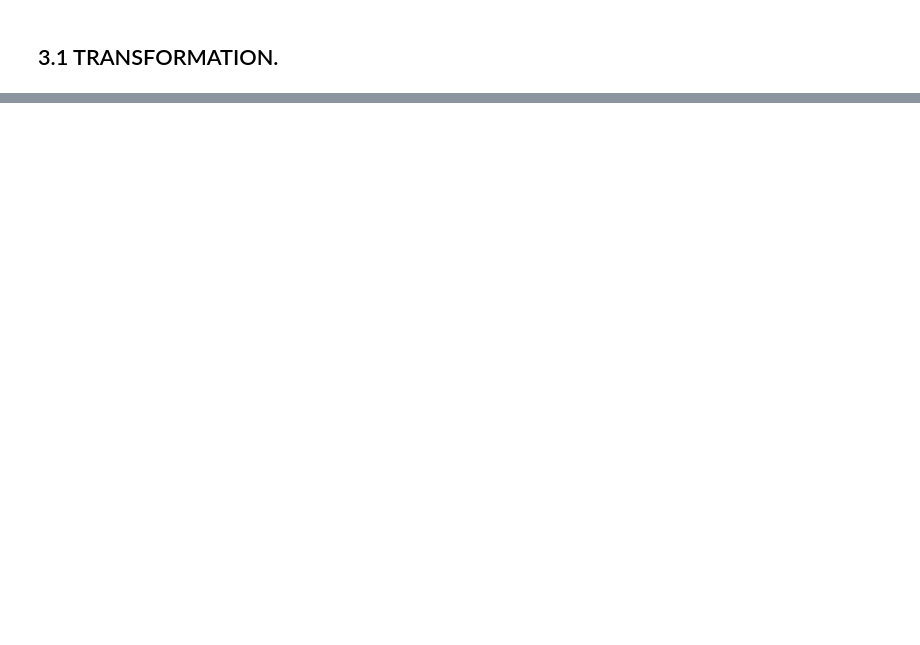
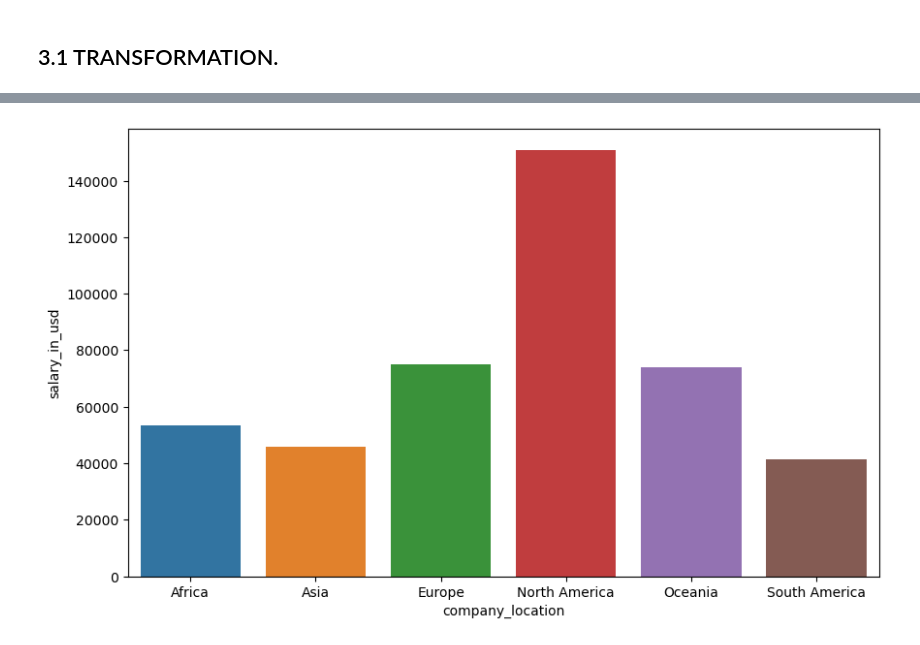
Before and after one commit to coderHelloWorld1/INFO5100_LabAssignments, a Jupyter notebook: LAB8/code.ipynb, the cells around one changed output, grey strips where cells are left out. Cells and saved outputs as stored; diff of their text form; code cells hidden in the pictures; blank space fills up the shorter version.

```diff
--- a/LAB8/code.ipynb
+++ b/LAB8/code.ipynb
@@ -224,0 +318,7 @@ for i in range (len(df)):
+# %%
+average_salaries  = df.groupby('company_location')['salary_in_usd'].mean().reset_index()
+
+plt.figure(figsize = (10,6))
+p = sns.barplot(x = "company_location" , y  = "salary_in_usd", data=average_salaries)
+# %% [output]
+[figure, added]
```
Also changed, not shown: parts of 18 cells of this notebook, 9 other files.
